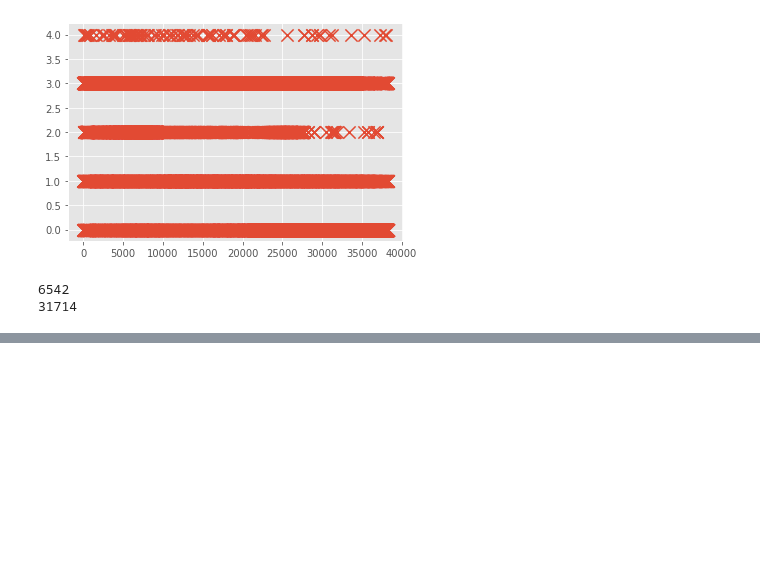
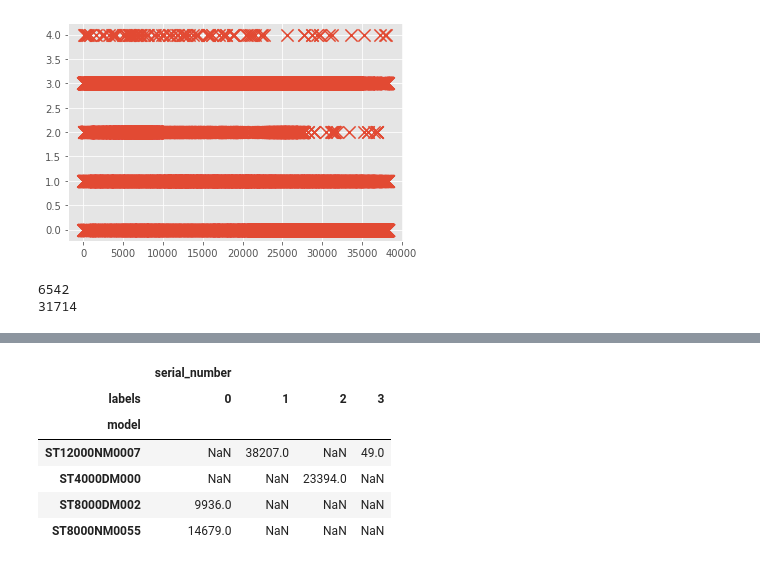
Before and after one commit to KarthikNA/Prediction-of-Hard-Drive-Failure, a Jupyter notebook: unsupervised/single_model.ipynb, the cells around one changed output, grey strips where cells are left out. Drawn from its saved outputs; the diff is of its cells as text; code cells hidden in the pictures; blank space fills up the shorter version.

```diff
--- a/unsupervised/single_model.ipynb
+++ b/unsupervised/single_model.ipynb
@@ -111,0 +193,5 @@ print(len(l2))
+# %%
+df_final_copy = df_final.copy()
+drop_columns = ['model', 'serial_number']
+df_final_copy.drop(drop_columns, axis = 1, inplace=True)
+df_final_copy.shape
@@ -111,0 +200,3 @@ print(len(l2))
+# %%
+kmeans = KMeans(n_clusters=4)
+kmeans.fit(df_final_copy)
@@ -111,0 +213,7 @@ print(len(l2))
+# %%
+centroids = kmeans.cluster_centers_
+labels = kmeans.labels_
+df_new = pd.DataFrame()
+df_new["model"] = df_final["model"]
+df_new["serial_number"] = df_final["serial_number"]
+df_new["labels"] = labels
@@ -111,0 +238,24 @@ print(len(l2))
+# %%
+def kmeans():
+    st_models = req_models = ['ST12000NM0007', 'ST4000DM000', 'ST8000NM0055', 'ST8000DM002']
+    df_final = pd.DataFrame()
+    for name in st_models:
+        full_name = name + "_last_day_all_q_raw.csv"
+        dataset = pd.read_csv("../dataset/" + full_name)
+        df = dataset[['model', 'serial_number','capacity_bytes', 'smart_5_raw', 'smart_187_raw', 'smart_188_raw', 'smart_197_raw', 'smart_198_raw']]
+        df_final = df_final.append(df, ignore_index=True)
+    df_final_copy = df_final.copy()
+    drop_columns = ['model', 'serial_number']
+    df_final_copy.drop(drop_columns, axis = 1, inplace=True)
+    kmeans = KMeans(n_clusters=4)
+    kmeans.fit(df_final_copy)
+    centroids = kmeans.cluster_centers_
+    labels = kmeans.labels_
+    df_new = pd.DataFrame()
+    df_new["model"] = df_final["model"]
+    df_new["serial_number"] = df_final["serial_number"]
+    df_new["labels"] = labels
+    dx = df_new.groupby(['model', 'labels']).count()
+    return dx
+result = kmeans()
+result
@@ -111,0 +270,10 @@ print(len(l2))
+# %%
+result.unstack()
+# %% [output]
+|  | serial_number |  |  |  |
+| labels | 0 | 1 | 2 | 3 |
+| model |  |  |  |  |
+| ST12000NM0007 | NaN | 38207.0 | NaN | 49.0 |
+| ST4000DM000 | NaN | NaN | 23394.0 | NaN |
+| ST8000DM002 | 9936.0 | NaN | NaN | NaN |
+| ST8000NM0055 | 14679.0 | NaN | NaN | NaN |
```
Also changed, not shown: parts of 30 cells of this notebook, 1 other file.
